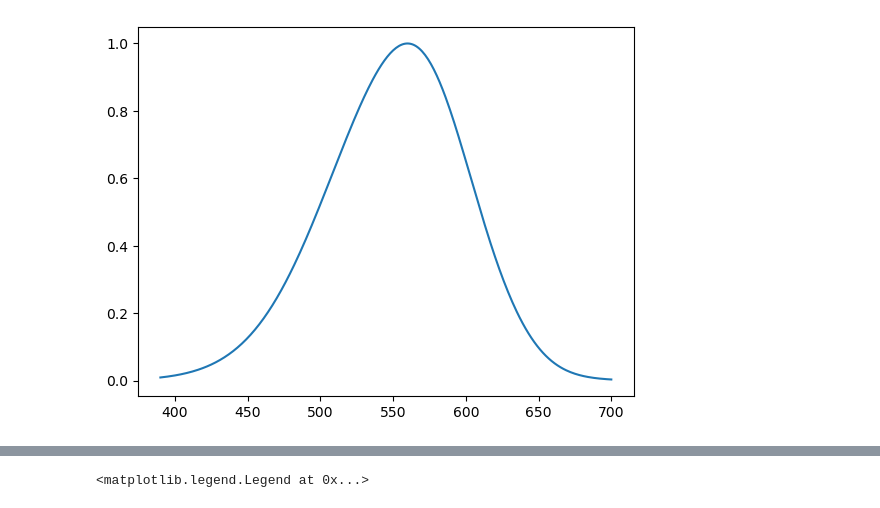
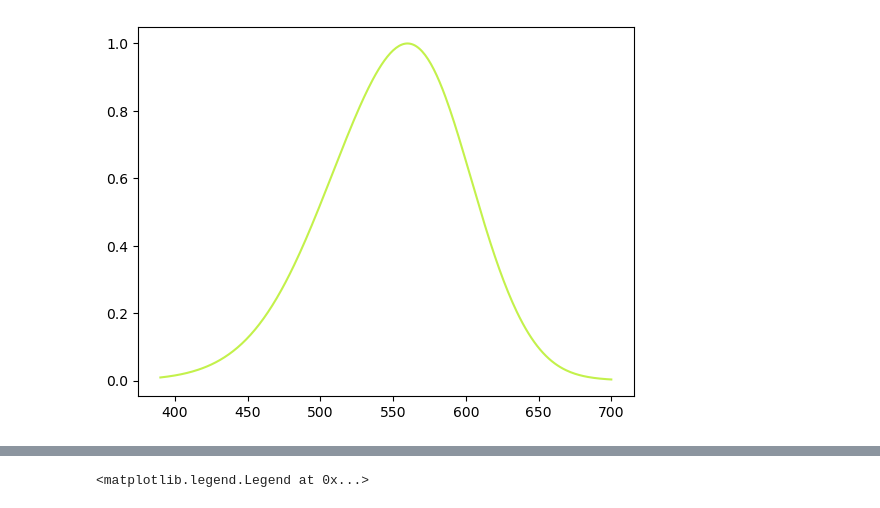
Before and after one commit to varunneal/ChromaLab, a Jupyter notebook: notebooks/exploration/nomograms.ipynb, the cells around one changed output, grey strips where cells are left out. Drawn from its saved outputs; the diff is of its cells as text; code cells hidden in the pictures.

```diff
--- a/notebooks/exploration/nomograms.ipynb
+++ b/notebooks/exploration/nomograms.ipynb
@@ -113,5 +110,5 @@ plot(wavelengths1, GovardovskiiNomogram(wavelengths1, 560))
 # %%
-def LambNomogram(S, lambdaMax):
+def LambNomogram(wls, lambdaMax):
     """
     Compute spectral sensitivities according to the
     nomogram provided in Lamb, 1995, Vision Research,
@@ -121,9 +118,6 @@ def LambNomogram(S, lambdaMax):
     a, b, c = 70, 28.5, -14.1
     A, B, C, D = 0.880, 0.924, 1.104, 0.655
 
-    # Assuming S is directly the wavelengths array
-    wls = np.array(S)
-
     T = np.zeros(len(wls))  # Since nT is assumed to be 1 based on user note
 
     wlarg = lambdaMax / wls
@@ -131,9 +125,9 @@ def LambNomogram(S, lambdaMax):
              np.exp(c * (C - wlarg)) + D)
     T = T / max(T)  # Normalize the sensitivity to peak at 1
 
-    return T
+    return Cone(data=T, wavelengths=wls)
-# %%
-plot(wavelengths1, LambNomogram(wavelengths1, 560))
-# %% [output]
-[figure, removed]
+# %%
+LambNomogram(wavelengths1, 560).plot()
+# %% [output]
+[figure, added]
 # %%
```
Also changed, not shown: parts of 47 cells of this notebook, 7 other files.
